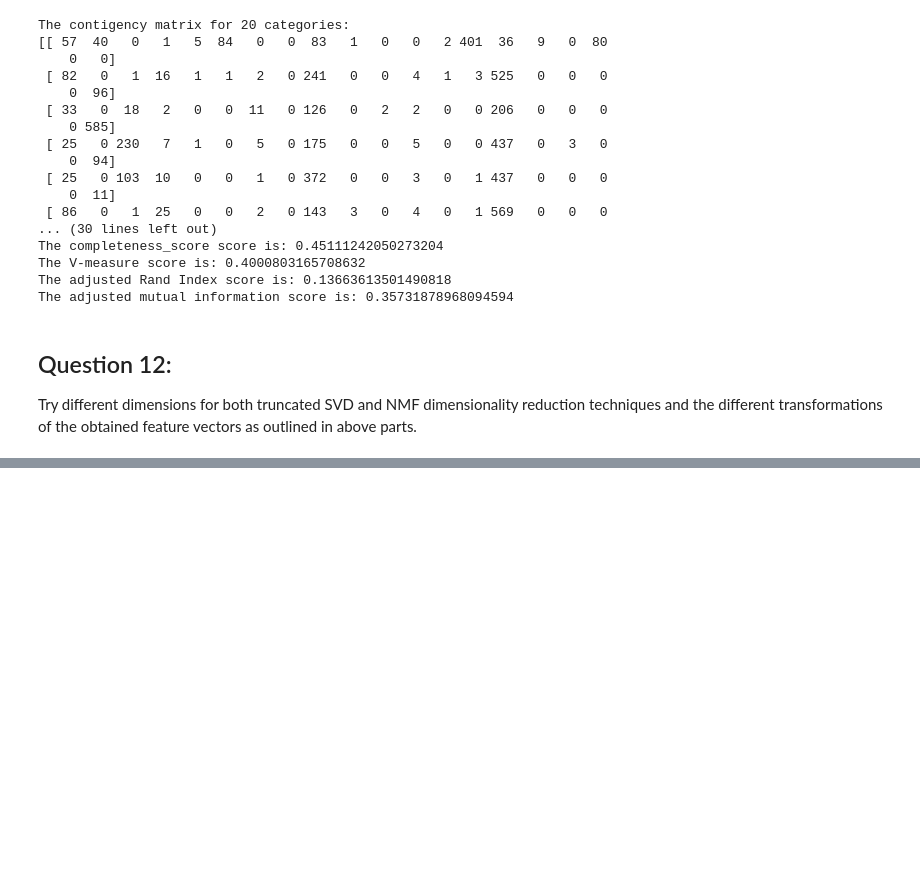
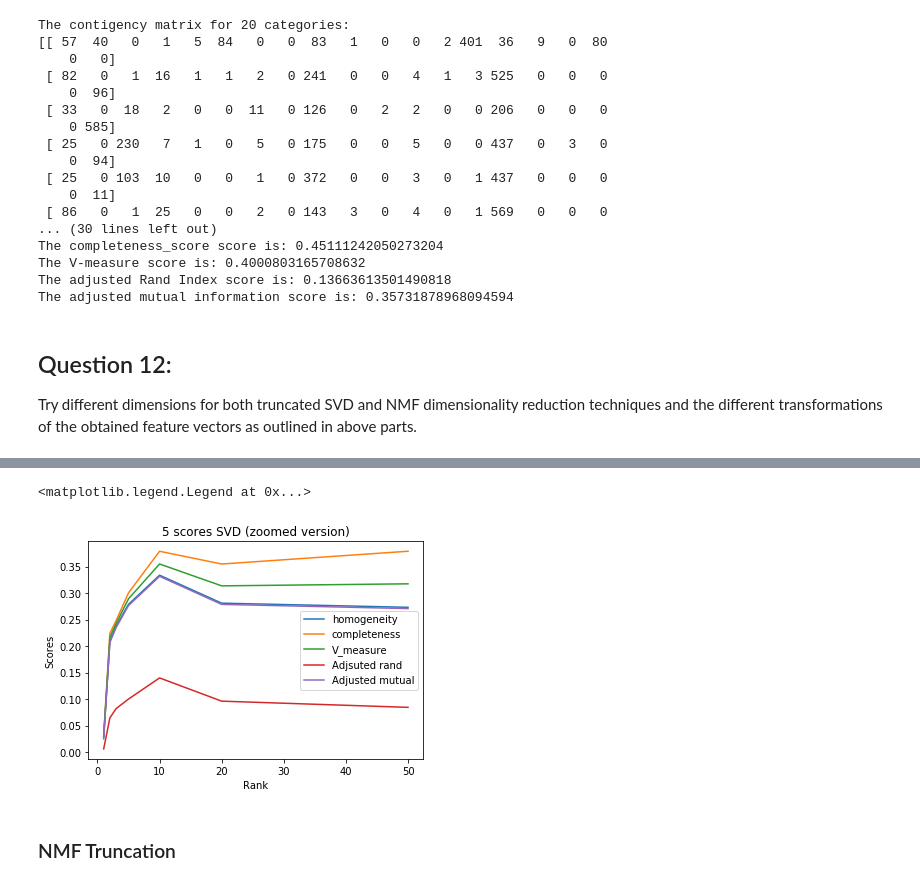
Before and after one commit to Shuyifan/ECE-219-Large-Scale-Data-Mining-Project, a Jupyter notebook: Project 2/Project 2.ipynb, the cells around one changed output, grey strips where cells are left out. Drawn from its saved outputs; the diff is of its cells as text; code cells hidden in the pictures; blank space fills up the shorter version.

```diff
--- a/Project 2/Project 2.ipynb
+++ b/Project 2/Project 2.ipynb
@@ -680,0 +705,17 @@ Try different dimensions for both truncated SVD and NMF dimensionality reduction
+# %%
+# plot within rank = 50
+plt.plot(ranks[:7], hs[:7])
+plt.plot(ranks[:7], cs[:7])
+plt.plot(ranks[:7], vs[:7])
+plt.plot(ranks[:7], ars[:7])
+plt.plot(ranks[:7], amis[:7])
+plt.title('5 scores SVD (zoomed version)')
+plt.xlabel('Rank')
+plt.ylabel('Scores')
+plt.legend(labels = ['homogeneity','completeness',
+                     'V_measure','Adjsuted rand','Adjusted mutual'])
+# %% [output]
+<matplotlib.legend.Legend at 0x...>
+[figure, added]
+# %% [markdown]
+### NMF Truncation
```
Also changed, not shown: parts of 47 cells of this notebook.
